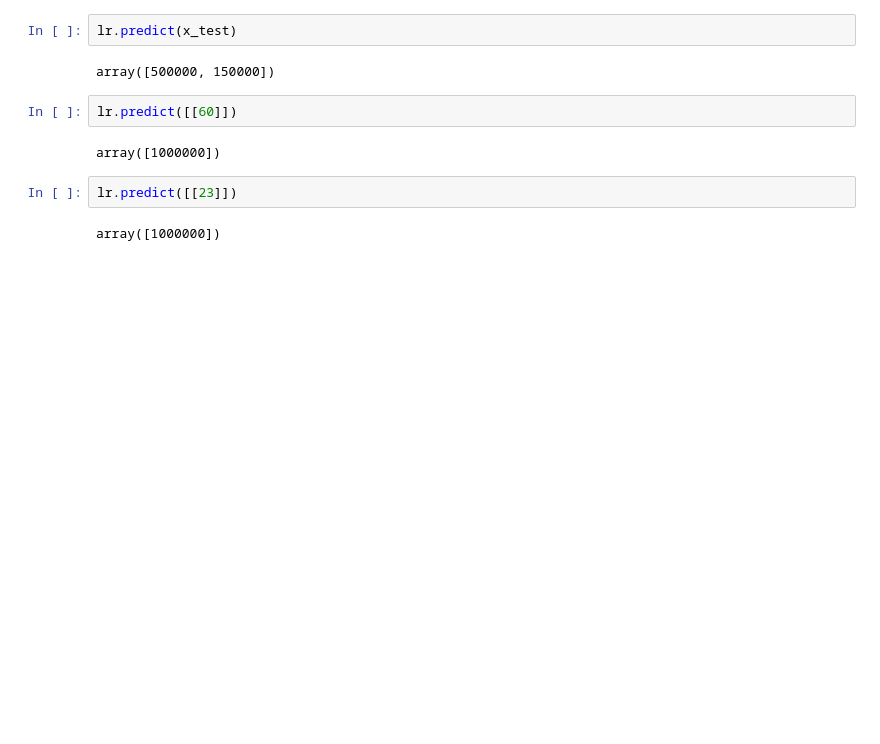
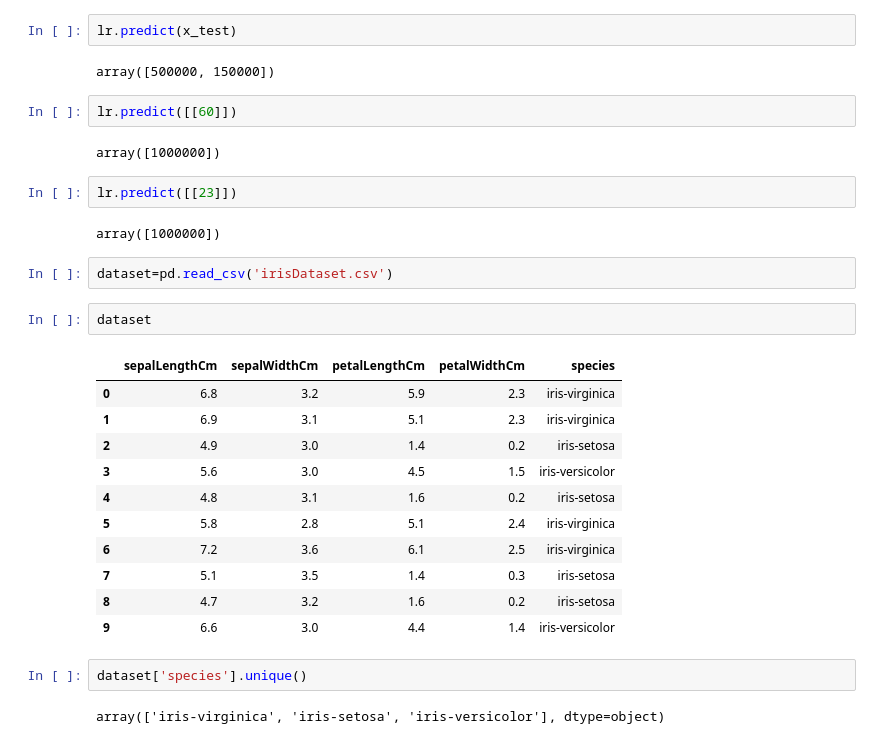
Before and after one commit to chandel2023/html_css_ml_pro, a Jupyter notebook: machine learning course.ipynb, the cells around one changed output. Drawn from its saved outputs; the diff is of its cells as text; blank space fills up the shorter version.

```diff
--- a/machine learning course.ipynb
+++ b/machine learning course.ipynb
@@ -654,3 +654,23 @@ array([1000000])
 lr.predict([[23]])
 # %% [output]
 array([1000000])
+# %%
+dataset=pd.read_csv('irisDataset.csv')
+# %%
+dataset
+# %% [output]
+|  | sepalLengthCm | sepalWidthCm | petalLengthCm | petalWidthCm | species |
+| 0 | 6.8 | 3.2 | 5.9 | 2.3 | iris-virginica |
+| 1 | 6.9 | 3.1 | 5.1 | 2.3 | iris-virginica |
+| 2 | 4.9 | 3.0 | 1.4 | 0.2 | iris-setosa |
+| 3 | 5.6 | 3.0 | 4.5 | 1.5 | iris-versicolor |
+| 4 | 4.8 | 3.1 | 1.6 | 0.2 | iris-setosa |
+| 5 | 5.8 | 2.8 | 5.1 | 2.4 | iris-virginica |
+| 6 | 7.2 | 3.6 | 6.1 | 2.5 | iris-virginica |
+| 7 | 5.1 | 3.5 | 1.4 | 0.3 | iris-setosa |
+| 8 | 4.7 | 3.2 | 1.6 | 0.2 | iris-setosa |
+| 9 | 6.6 | 3.0 | 4.4 | 1.4 | iris-versicolor |
+# %%
+dataset['species'].unique()
+# %% [output]
+array(['iris-virginica', 'iris-setosa', 'iris-versicolor'], dtype=object)
```
Also changed, not shown: parts of 14 cells of this notebook.
